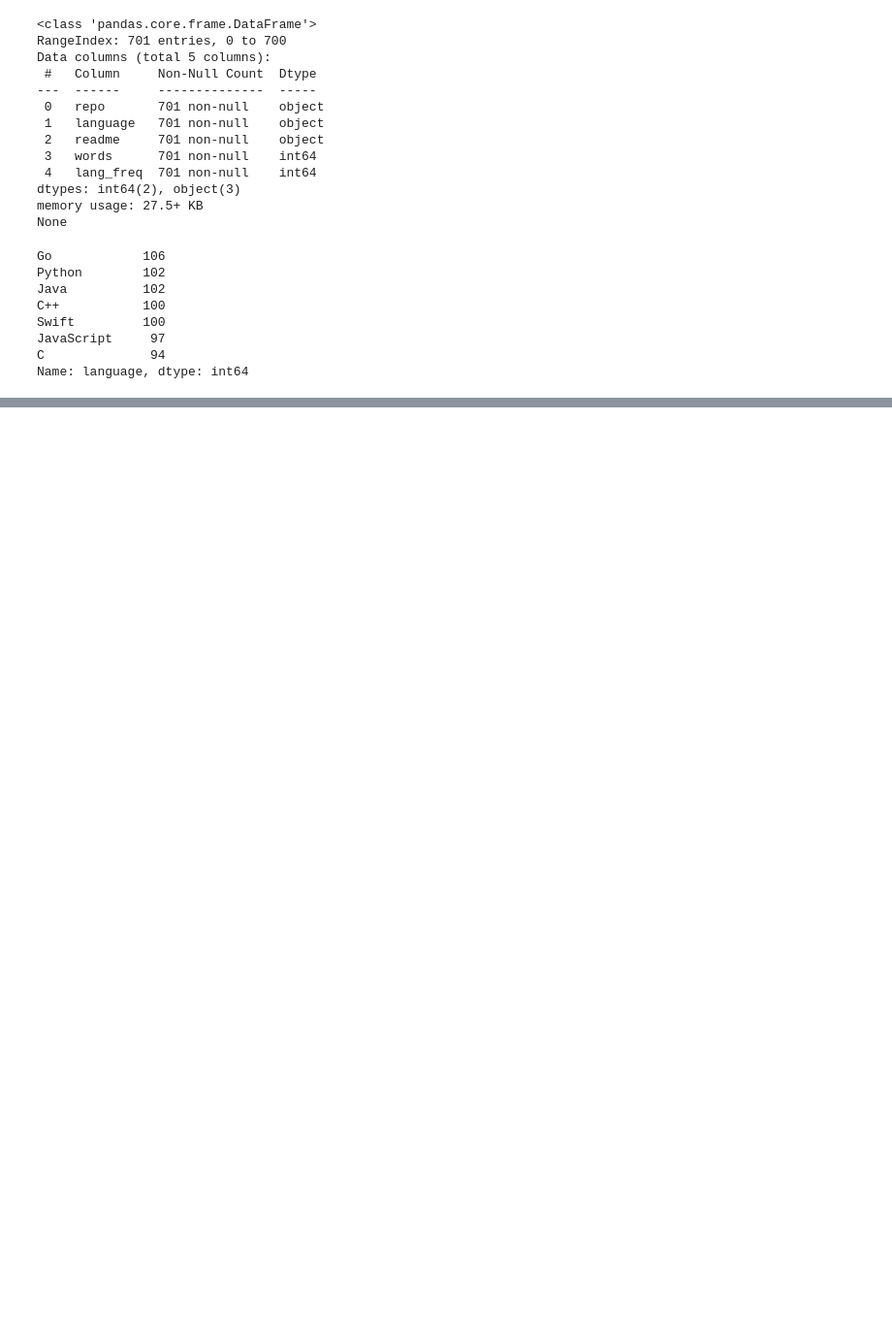
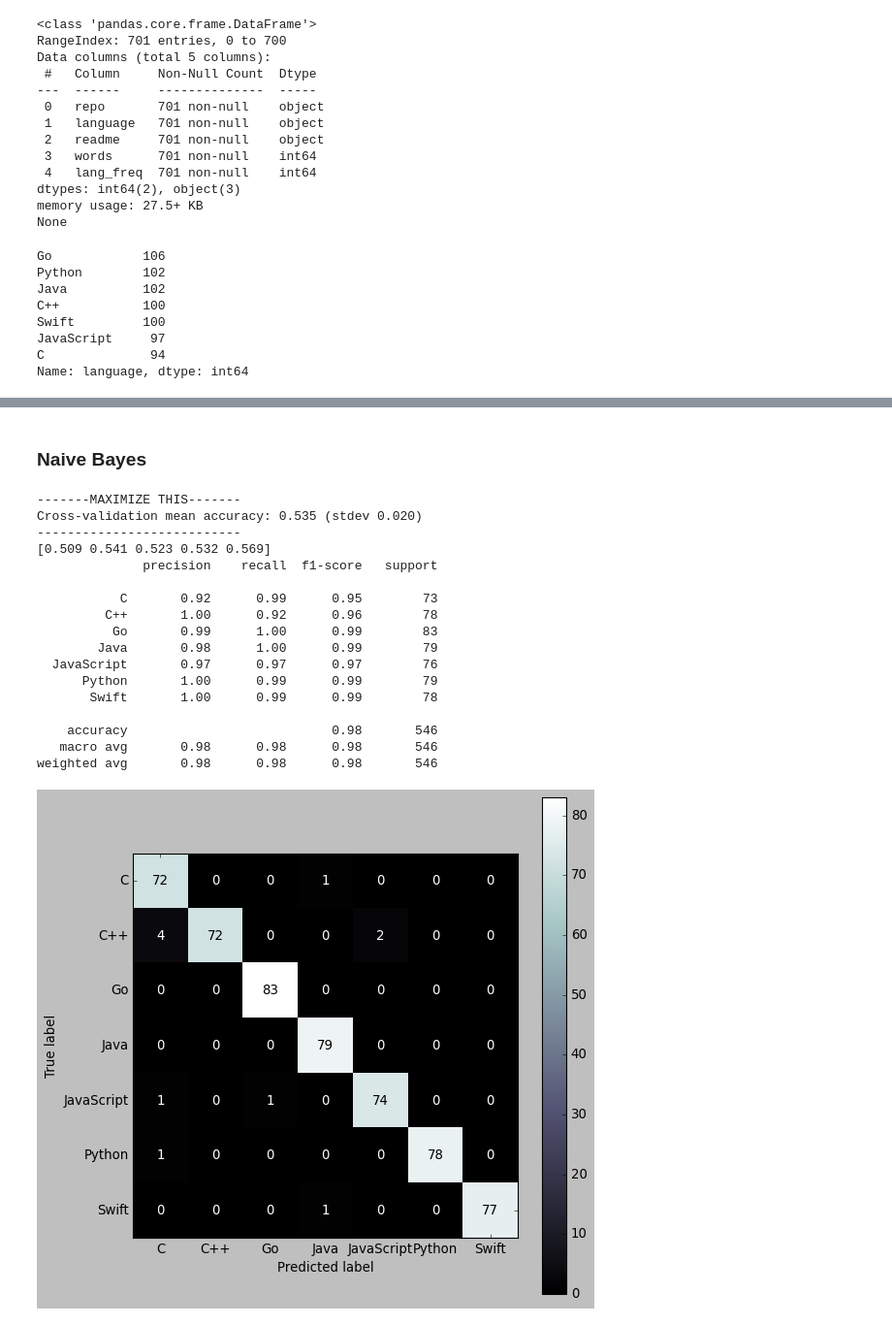
Before and after one commit to CANDLES-NLP/readme-nlp-classification, a Jupyter notebook: notebook-1.ipynb, the cells around one changed output, grey strips where cells are left out. Shown at 97% size. Drawn from its saved outputs; the diff is of its cells as text; code cells hidden in the pictures; blank space fills up the shorter version.

```diff
--- a/notebook-1.ipynb
+++ b/notebook-1.ipynb
@@ -58,0 +82,35 @@ X_train, X_test, y_train, y_test = train_test_split(df.readme, df.language,
+# %%
+def report_and_conf_matrix(clf, X, y, cmap=cmap_train):
+    scores = cross_val_score(estimator=clf, X=X, y=y)
+    print("-------MAXIMIZE THIS-------\nCross-validation mean accuracy: %0.3f (stdev %0.3f)\n---------------------------" % (scores.mean(), scores.std()))
+    print(np.round(scores,3))
+    print(classification_report(y, clf.predict(X)))
+    plot_confusion_matrix(clf, X, y, values_format='.0f', cmap=cmap)
+# %% [markdown]
+### Naive Bayes
+# %%
+nb_clf = GaussianNB()
+nb_vec = TfidfVectorizer(max_features=800)
+X = nb_vec.fit_transform(X_train)
+nb_clf.fit(X.todense(), y_train)
+
+report_and_conf_matrix(nb_clf, X=X.todense(), y=y_train)
+# %% [output]
+-------MAXIMIZE THIS-------
+Cross-validation mean accuracy: 0.535 (stdev 0.020)
+---------------------------
+[0.509 0.541 0.523 0.532 0.569]
+              precision    recall  f1-score   support
+
+           C       0.92      0.99      0.95        73
+         C++       1.00      0.92      0.96        78
+          Go       0.99      1.00      0.99        83
+        Java       0.98      1.00      0.99        79
+  JavaScript       0.97      0.97      0.97        76
+      Python       1.00      0.99      0.99        79
+       Swift       1.00      0.99      0.99        78
+
+    accuracy                           0.98       546
+   macro avg       0.98      0.98      0.98       546
+weighted avg       0.98      0.98      0.98       546
+[figure, added]
```
Also changed, not shown: parts of 15 cells of this notebook, 2 other files.
